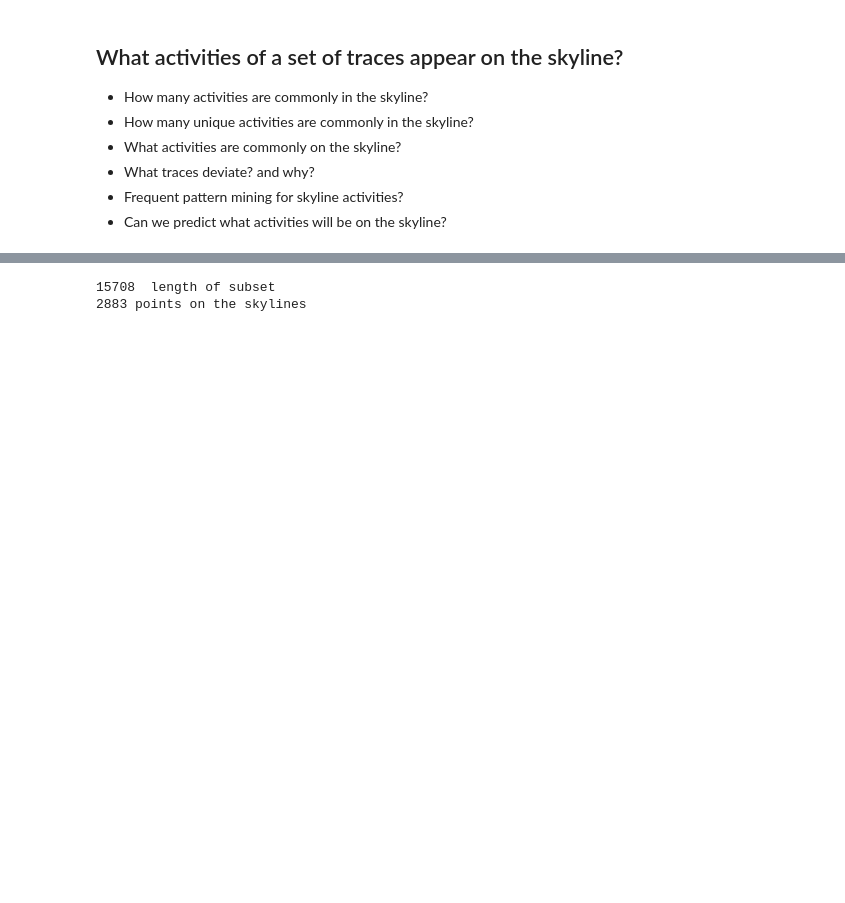
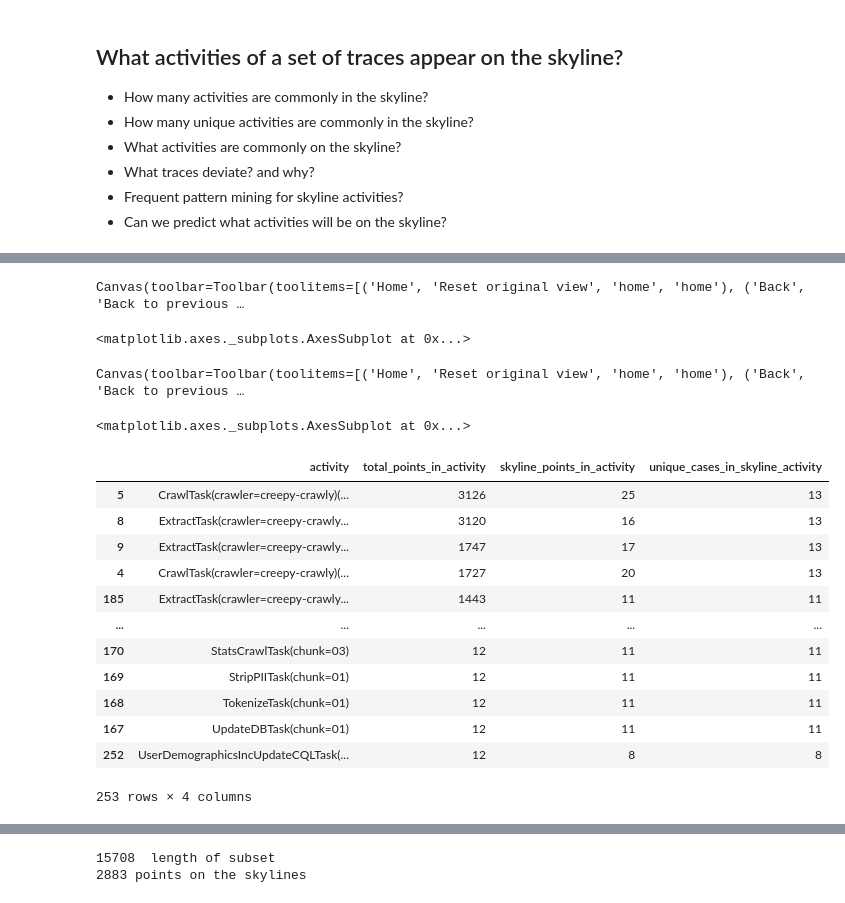
Before and after one commit to andreamalhera/perfSky, a Jupyter notebook: notebooks/skyline.ipynb, the cells around one changed output, grey strips where cells are left out. Drawn from its saved outputs; the diff is of its cells as text; code cells hidden in the pictures; blank space fills up the shorter version.

```diff
--- a/notebooks/skyline.ipynb
+++ b/notebooks/skyline.ipynb
@@ -155,0 +177,31 @@ all_by_case
+# %%
+all_by_activity = subset.groupby('activity').size().reset_index(name='total_points_in_activity').sort_values(by=['total_points_in_activity'], ascending=False)
+skyline_by_activity = skyline_points.groupby('activity').size().reset_index(name='skyline_points_in_activity').sort_values(by=['skyline_points_in_activity'], ascending=False)
+r_by_activity = representative.groupby('activity').size().reset_index(name='unique_cases_in_skyline_activity').sort_values(by=['unique_cases_in_skyline_activity'], ascending=False)
+by_activity = r_by_activity.merge(skyline_by_activity, on='activity')
+#by_activity = by_activity.merge(all_by_activity, on='activity')
+all_by_activity.plot.hist(bins=16, alpha=0.5)
+# %% [output]
+Canvas(toolbar=Toolbar(toolitems=[('Home', 'Reset original view', 'home', 'home'), ('Back', 'Back to previous …
+<matplotlib.axes._subplots.AxesSubplot at 0x...>
+# %%
+by_activity.plot.hist(bins=25, alpha=0.5, )
+# %% [output]
+Canvas(toolbar=Toolbar(toolitems=[('Home', 'Reset original view', 'home', 'home'), ('Back', 'Back to previous …
+<matplotlib.axes._subplots.AxesSubplot at 0x...>
+# %%
+by_activity.merge(all_by_activity)[['activity','total_points_in_activity','skyline_points_in_activity', 'unique_cases_in_skyline_activity']].sort_values(by=['total_points_in_activity'], ascending=False)
+# %% [output]
+|  | activity | total_points_in_activity | skyline_points_in_activity | unique_cases_in_skyline_activity |
+| 5 | CrawlTask(crawler=creepy-crawly)(... | 3126 | 25 | 13 |
+| 8 | ExtractTask(crawler=creepy-crawly... | 3120 | 16 | 13 |
+| 9 | ExtractTask(crawler=creepy-crawly... | 1747 | 17 | 13 |
+| 4 | CrawlTask(crawler=creepy-crawly)(... | 1727 | 20 | 13 |
+| 185 | ExtractTask(crawler=creepy-crawly... | 1443 | 11 | 11 |
+| ... | ... | ... | ... | ... |
+| 170 | StatsCrawlTask(chunk=03) | 12 | 11 | 11 |
+| 169 | StripPIITask(chunk=01) | 12 | 11 | 11 |
+| 168 | TokenizeTask(chunk=01) | 12 | 11 | 11 |
+| 167 | UpdateDBTask(chunk=01) | 12 | 11 | 11 |
+| 252 | UserDemographicsIncUpdateCQLTask(... | 12 | 8 | 8 |
+253 rows × 4 columns
```
Also changed, not shown: parts of 12 cells of this notebook, 3 other files.
